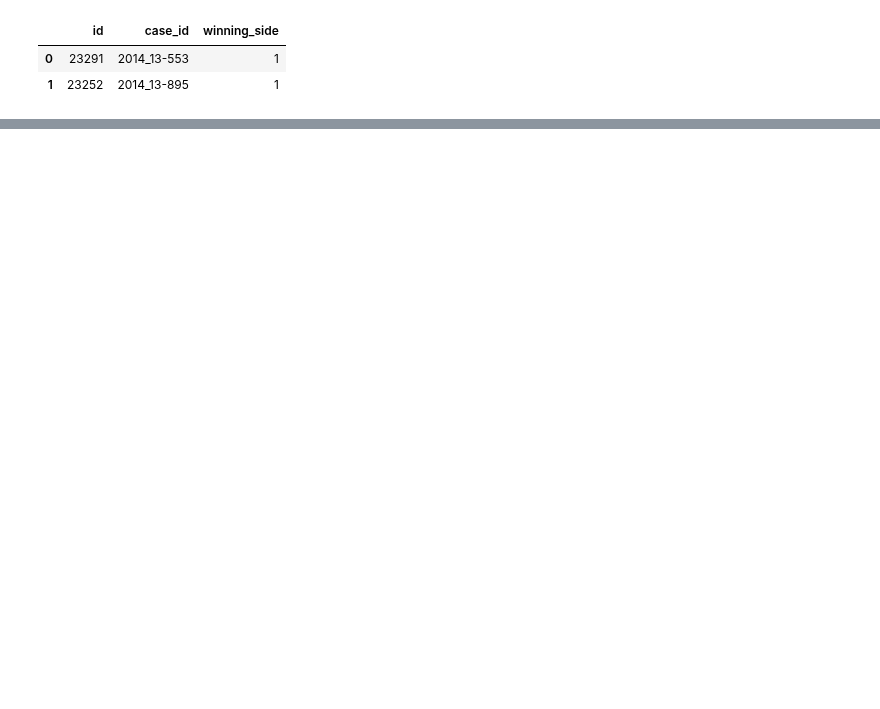
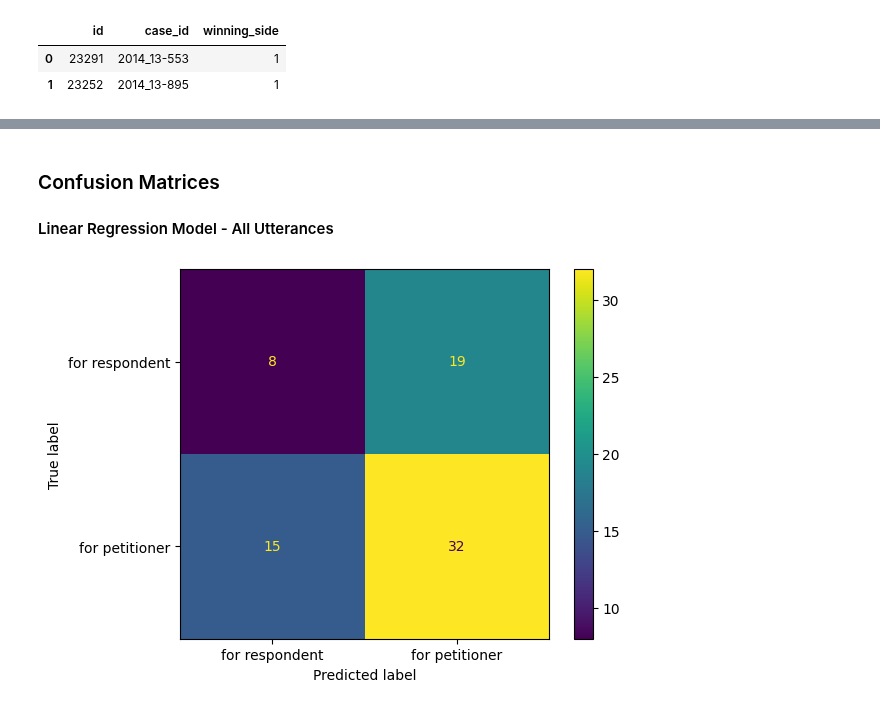
Before and after one commit to michplunkett/supreme-court-ml-predictions, a Jupyter notebook: final_presentation.ipynb, the cells around one changed output, grey strips where cells are left out. Cells and saved outputs as stored; diff of their text form; code cells hidden in the pictures; blank space fills up the shorter version.

```diff
--- a/final_presentation.ipynb
+++ b/final_presentation.ipynb
@@ -32,0 +39,41 @@ voters = pd.read_csv(data_path + "voters_df.csv")
+# %%
+# Setup - Models and plots
+# Load models
+from supreme_court_predictions.models.logistic_regression import (
+    LogisticRegression,
+)
+from supreme_court_predictions.models.random_forest import RandomForest
+from supreme_court_predictions.models.xg_boost import XGBoost
+
+lr = LogisticRegression()
+lr.run()
+
+rf = RandomForest()
+rf.run()
+
+xg = XGBoost()
+xg.run()
+
+# Model Comparison DF - using advocate utterances
+models = [
+    "linear regression",
+    "random forest",
+]  # TODO - add xg boost when possible
+accuracy = [
+    lr.accuracies["adversary_aggregations"],
+    rf.accuracies["adversary_aggregations"],
+]  # TODO - add xg boost when possible
+f1 = [
+    lr.f1["adversary_aggregations"],
+    rf.f1["adversary_aggregations"],
+]  # TODO - add xg boost when possible
+
+model_comp = {"model": models, "accuracy": accuracy, "f1_score": f1}
+model_comp = pd.DataFrame.from_dict(model_comp)
+
+
+# Setup for plots
+import matplotlib.pyplot as plt
+from sklearn.metrics import ConfusionMatrixDisplay
+
+%matplotlib inline
@@ -87,0 +337,7 @@ utterances.head(2)
+# %% [markdown]
+### Confusion Matrices
+#### Linear Regression Model - All Utterances
+# %%
+disp_conf_matrix(lr.confusion_matrix["case_aggregations"])
+# %% [output]
+[figure, added]
```
Also changed, not shown: parts of 90 cells of this notebook, 3 other files.
